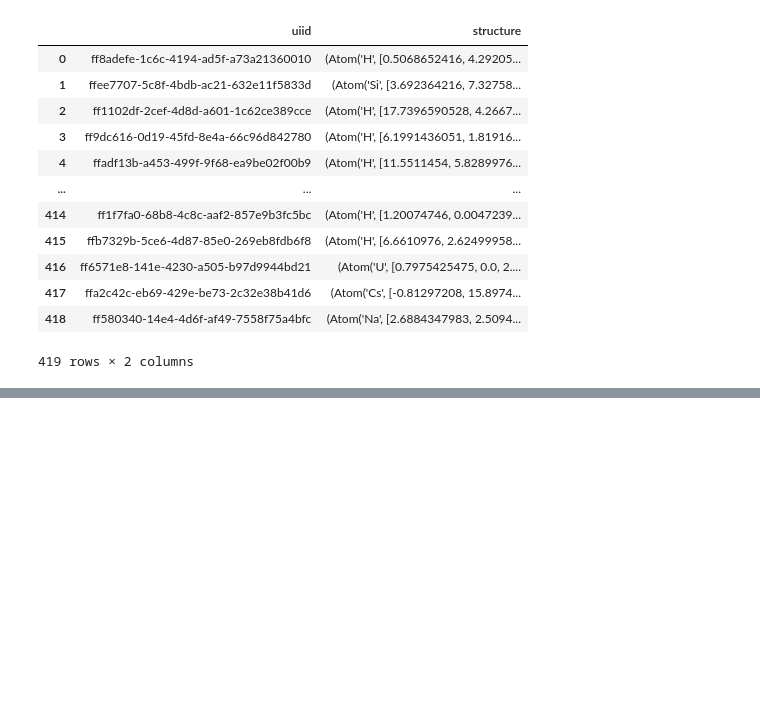
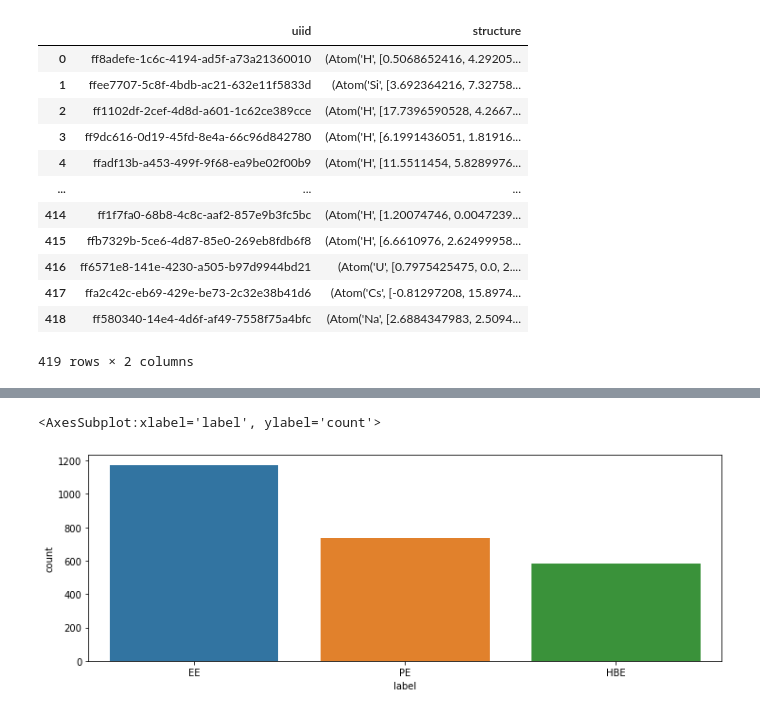
Before and after one commit to Mohammad-vahdat/machine-learning-dimensionalities-and-binding-energy, a Jupyter notebook: reading_xsf_structures.ipynb, the cells around one changed output, grey strips where cells are left out. Drawn from its saved outputs; the diff is of its cells as text; code cells hidden in the pictures; blank space fills up the shorter version.

```diff
--- a/reading_xsf_structures.ipynb
+++ b/reading_xsf_structures.ipynb
@@ -49,0 +217,6 @@ df
+# %%
+plt.figure(figsize = (12,4))
+sns.countplot(dataframe_df2['label'])
+# %% [output]
+<AxesSubplot:xlabel='label', ylabel='count'>
+[figure, added]
```
Also changed, not shown: parts of 42 cells of this notebook.
